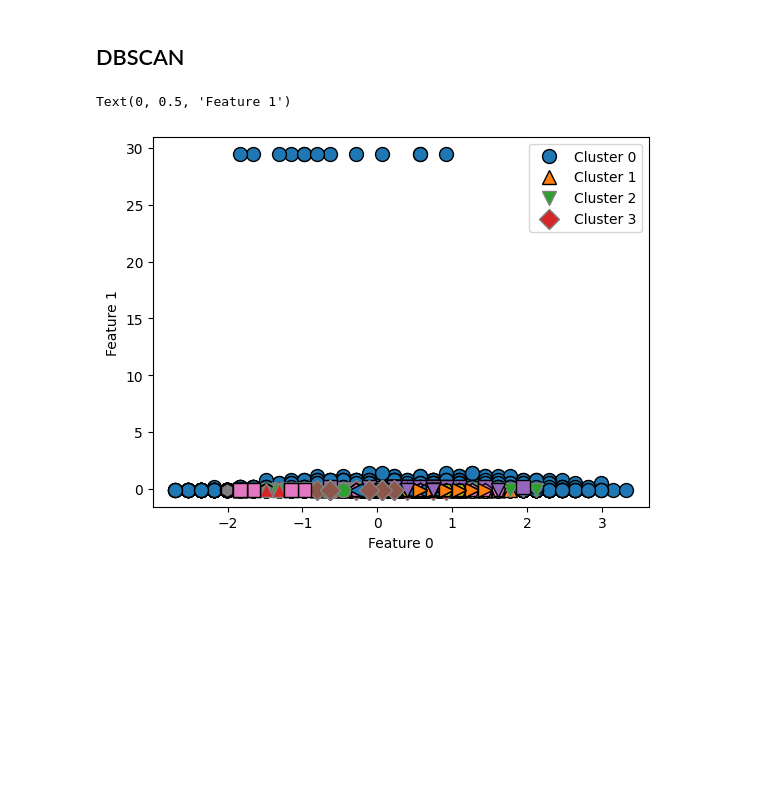
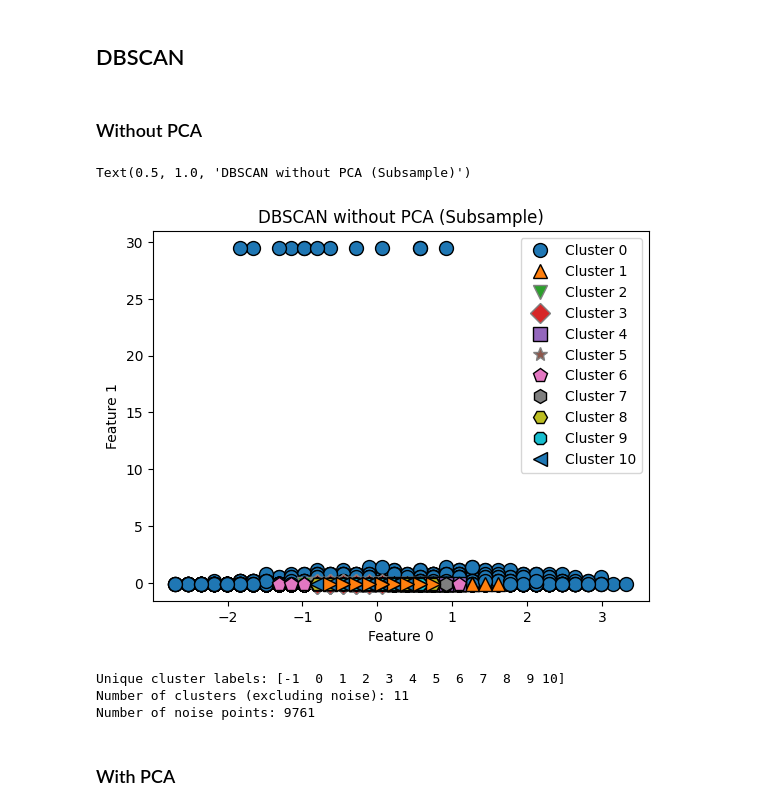
Before and after one commit to stephaniediamond3/DATA71200, a Jupyter notebook: Project_3.ipynb, the cells around one changed output. Drawn from its saved outputs; the diff is of its cells as text; code cells hidden in the pictures; blank space fills up the shorter version.

```diff
--- a/Project_3.ipynb
+++ b/Project_3.ipynb
@@ -356,21 +374,39 @@ Text(0.5, 1.0, 'Agglomerative Clustering with PCA (Subsample)')
 [figure]
 # %% [markdown]
 ## DBSCAN
+# %% [markdown]
+### Without PCA
 # %%
 from sklearn.cluster import DBSCAN
 
 # without PCA
-dbscan = DBSCAN(min_samples=10,eps=1.0)
+dbscan = DBSCAN(min_samples=10,eps=0.4)
 clusters = dbscan.fit_predict(sub_val)
 
 # plot the cluster assignments
 mglearn.discrete_scatter(sub_val[:, 0], sub_val[:, 1], clusters)
-plt.legend(["Cluster 0", "Cluster 1", "Cluster 2", "Cluster 3"], loc="best")
+plt.legend(["Cluster 0", "Cluster 1", "Cluster 2", "Cluster 3", "Cluster 4", "Cluster 5","Cluster 6", "Cluster 7", "Cluster 8", "Cluster 9", "Cluster 10"], loc="best")
 plt.xlabel("Feature 0")
 plt.ylabel("Feature 1")
+plt.title("DBSCAN without PCA (Subsample)")
 # %% [output]
-Text(0, 0.5, 'Feature 1')
+Text(0.5, 1.0, 'DBSCAN without PCA (Subsample)')
-[figure, old version]
+[figure, new version]
+# %%
+unique_labels = np.unique(clusters)
+print("Unique cluster labels:", unique_labels)
+
+n_clusters = len(unique_labels) - (1 if -1 in unique_labels else 0)
+n_noise = np.sum(clusters == -1)
+
+print("Number of clusters (excluding noise):", n_clusters)
+print("Number of noise points:", n_noise)
+# %% [output]
+Unique cluster labels: [-1  0  1  2  3  4  5  6  7  8  9 10]
+Number of clusters (excluding noise): 11
+Number of noise points: 9761
+# %% [markdown]
+### With PCA
 # %%
 # with PCA
 
```
Also changed, not shown: parts of 17 cells of this notebook.
